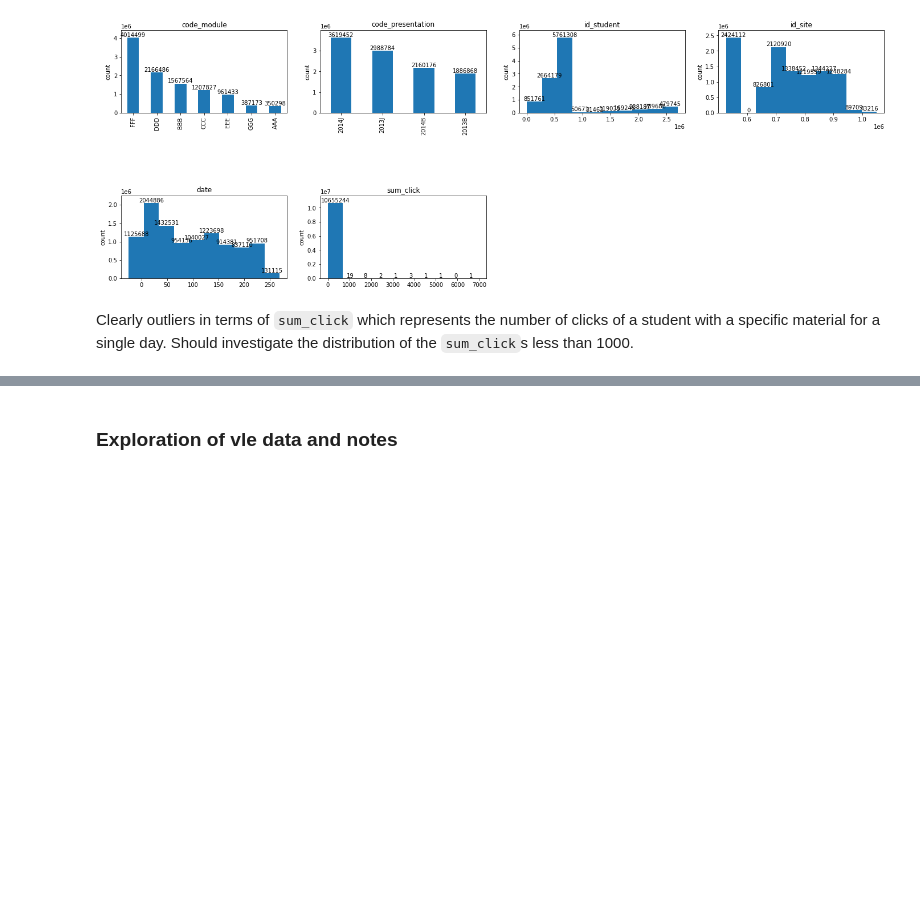
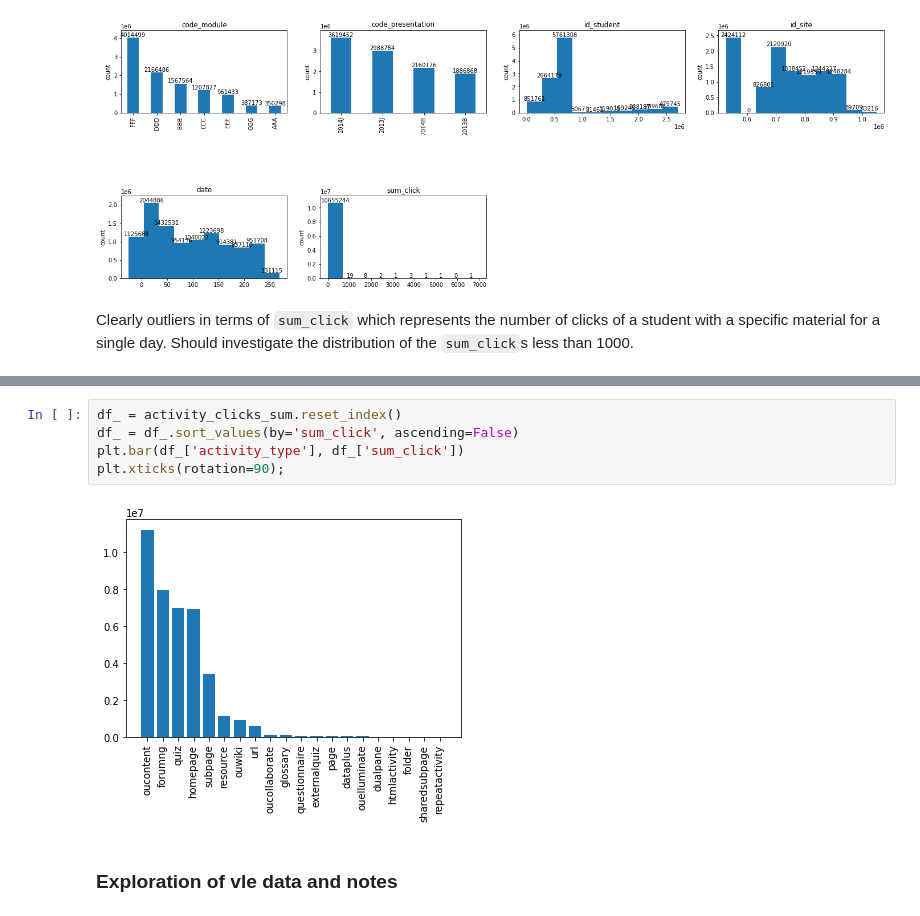
Before and after one commit to sustrev/SIADS697, a Jupyter notebook: EDA.ipynb, the cells around one changed output, grey strips where cells are left out. Drawn from its saved outputs; the diff is of its cells as text; blank space fills up the shorter version.

```diff
--- a/EDA.ipynb
+++ b/EDA.ipynb
@@ -341,3 +365,10 @@ Clearly outliers in terms of `sum_click` which represents the number of clicks o
+# %%
+df_ = activity_clicks_sum.reset_index()
+df_ = df_.sort_values(by='sum_click', ascending=False)
+plt.bar(df_['activity_type'], df_['sum_click'])
+plt.xticks(rotation=90);
+# %% [output]
+[figure, added]
 # %% [markdown]
 ### Exploration of vle data and notes
 # %%
```
Also changed, not shown: parts of 3 cells of this notebook.
